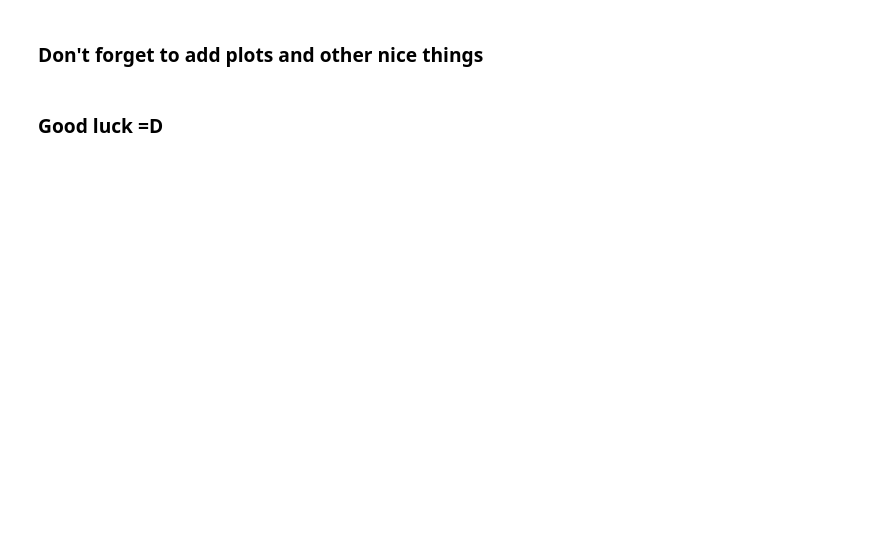
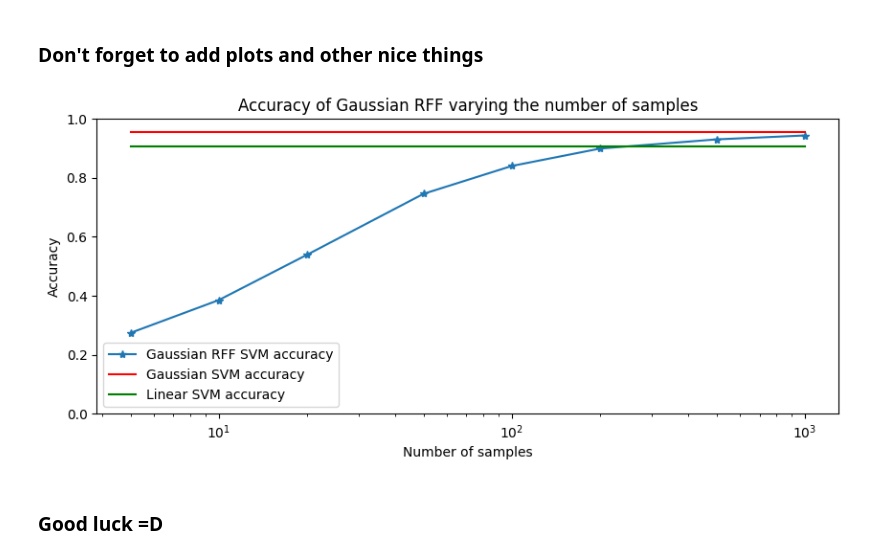
Before and after one commit to Pietro-Gavazzi/linma2472-project, a Jupyter notebook: project2/Project2_part2_notebook_v2.ipynb, the cells around one changed output. Cells and saved outputs as stored; diff of their text form; code cells hidden in the pictures; blank space fills up the shorter version.

```diff
--- a/project2/Project2_part2_notebook_v2.ipynb
+++ b/project2/Project2_part2_notebook_v2.ipynb
@@ -217,2 +267,39 @@ for i in (...):
+# %%
+import matplotlib.pyplot as plt
+import numpy as np
+# the accuracy of the linear SVM with RFF,
+
+accuracy = [0.27373333, 0.38498333, 0.53865,  0.74556667, 0.84,  0.89896667, 0.93016667, 0.94343333]
+timeMatrix = [
+ [1.58435900e-01, 7.33797500e+00, 3.29611966e+01],
+ [3.00891000e-01, 6.44995850e+00, 3.10691643e+01],
+ [5.89777000e-01, 4.23899820e+00, 2.63975392e+01],
+ [1.30077630e+00, 3.93779990e+00, 2.49074315e+01],
+ [3.12639840e+00, 3.10104970e+00, 2.97078774e+01],
+ [6.15553160e+00, 5.61012820e+00, 4.70750080e+01],
+ [1.69245852e+01, 1.37226283e+01, 8.81485033e+01],
+ [2.93837232e+01, 2.11920477e+01, 1.61495947e+02]]
+
+
+x = [5, 10, 20, 50, 100, 200, 500, 1000]
 # %% [markdown]
 ### Don't forget to add plots and other nice things
+# %%
+
+
+# the accuracy of the linear SVM with RFF,
+
+plt.rcParams["figure.figsize"] = (10,4)
+plt.plot( x, accuracy, '-*', label="Gaussian RFF SVM accuracy")
+plt.plot(x, np.ones(8)*0.956, color = "red", label="Gaussian SVM accuracy")
+plt.plot(x, np.ones(8)*0.907, color = "green", label="Linear SVM accuracy")
+
+plt.xscale('log')
+plt.ylim((0,1))
+plt.title("Accuracy of Gaussian RFF varying the number of samples")
+plt.ylabel("Accuracy")
+plt.xlabel("Number of samples")
+plt.legend()
+plt.show()
+# %% [output]
+[figure, added]
```
Also changed, not shown: parts of 8 cells of this notebook, 1 other file.
